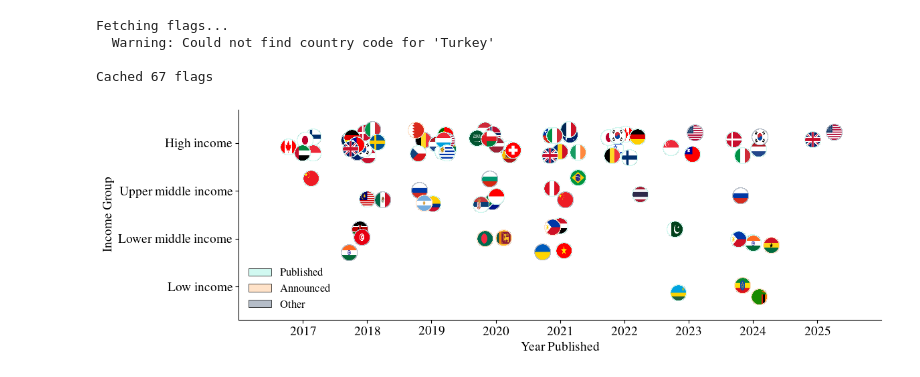
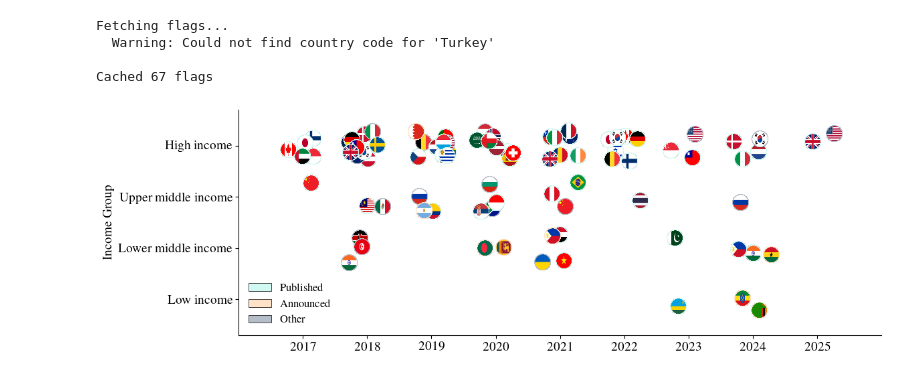
Before and after one commit to ljvmiranda921/edgeml-survey, a Jupyter notebook: notebooks/2026-02-12-figures-for-paper.ipynb, the cells around one changed output. Saved outputs shown, nothing was run; the diff lists cells and outputs as text; code cells hidden in the pictures.

```diff
--- a/notebooks/2026-02-12-figures-for-paper.ipynb
+++ b/notebooks/2026-02-12-figures-for-paper.ipynb
@@ -1276,7 +1276,7 @@ ax.set_yticklabels(INCOME_ORDER)
 ax.set_xticks(range(2017, 2026))
 ax.set_xticklabels([str(y) for y in range(2017, 2026)])
 
-ax.set_xlabel("Year Published")
+# ax.set_xlabel("Year")
 ax.set_ylabel("Income Group")
 
 # Add legend for status colors
@@ -1285,31 +1285,31 @@ legend_elements = [
         facecolor=CAMBRIDGE_COLORS["cambridge_light_blue"],
         edgecolor="black",
         linewidth=0.5,
         label="Published",
     ),
     mpatches.Patch(
         facecolor=CAMBRIDGE_COLORS["light_crest"],
         edgecolor="black",
         linewidth=0.5,
         label="Announced",
     ),
     mpatches.Patch(
         facecolor=CAMBRIDGE_COLORS["slate_2"],
         edgecolor="black",
         linewidth=0.5,
         label="Other",
     ),
 ]
 ax.legend(handles=legend_elements, loc="lower left", frameon=False)
 
 # Remove top and right spines
 ax.spines["top"].set_visible(False)
 ax.spines["right"].set_visible(False)
 
 fig.tight_layout()
 fig.savefig(
     OUTPUT_DIR / "national_ai_strategies_timeline.pdf", bbox_inches="tight", dpi=300
 )
 plt.show()
 # %% [output]
-[figure, old version]
+[figure, new version]
```
